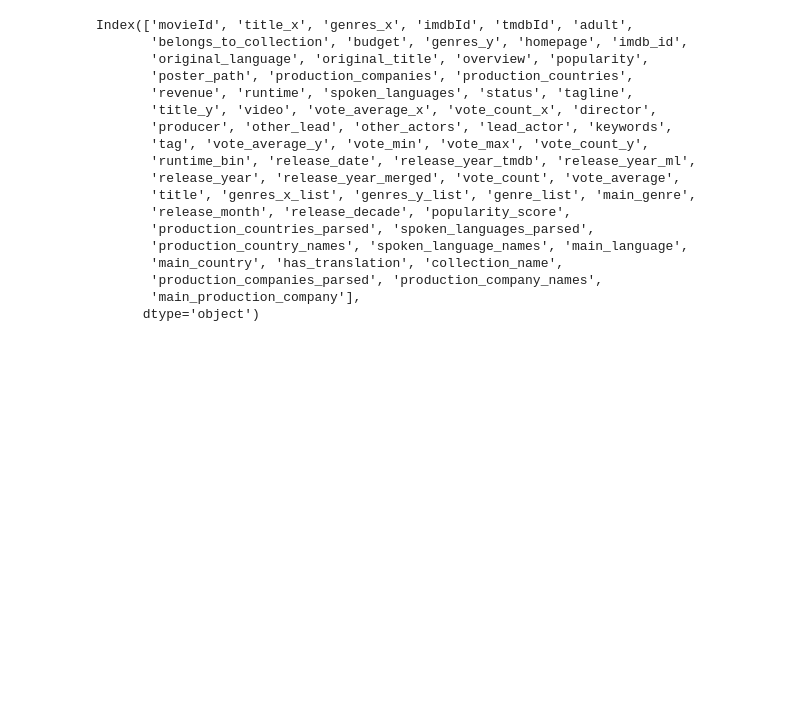
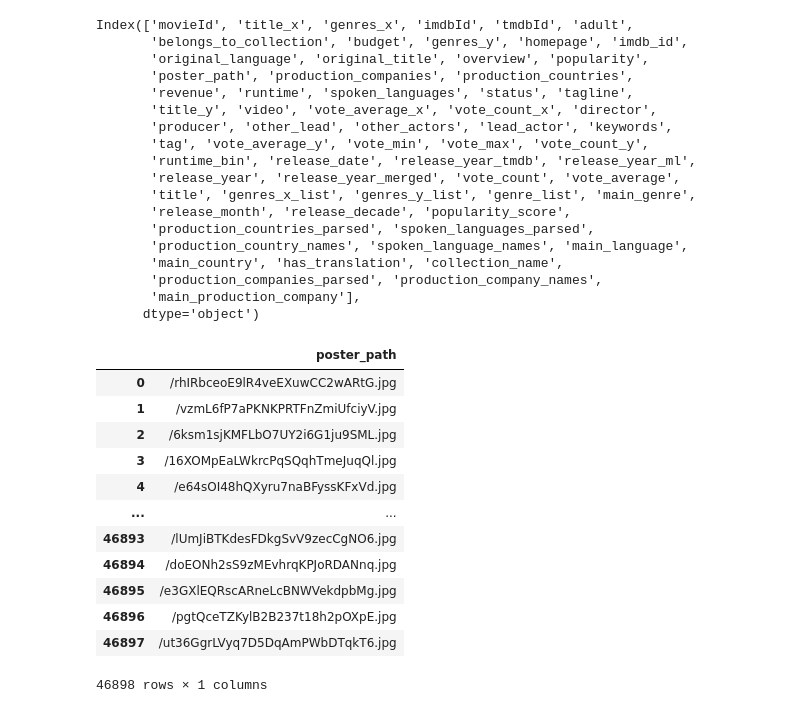
Before and after one commit to Aniket-Mishra/2_AMV10_Visual_Analytics, a Jupyter notebook: data_cleanup/4_combined_cleanup.ipynb, the cells around one changed output. Cells and saved outputs as stored; diff of their text form; code cells hidden in the pictures; blank space fills up the shorter version.

```diff
--- a/data_cleanup/4_combined_cleanup.ipynb
+++ b/data_cleanup/4_combined_cleanup.ipynb
@@ -418,3 +418,19 @@ Index(['movieId', 'title_x', 'genres_x', 'imdbId', 'tmdbId', 'adult',
        'production_companies_parsed', 'production_company_names',
        'main_production_company'],
       dtype='object')
+# %%
+movies_full[["poster_path"]]
+# %% [output]
+|  | poster_path |
+| 0 | /rhIRbceoE9lR4veEXuwCC2wARtG.jpg |
+| 1 | /vzmL6fP7aPKNKPRTFnZmiUfciyV.jpg |
+| 2 | /6ksm1sjKMFLbO7UY2i6G1ju9SML.jpg |
+| 3 | /16XOMpEaLWkrcPqSQqhTmeJuqQl.jpg |
+| 4 | /e64sOI48hQXyru7naBFyssKFxVd.jpg |
+| ... | ... |
+| 46893 | /lUmJiBTKdesFDkgSvV9zecCgNO6.jpg |
+| 46894 | /doEONh2sS9zMEvhrqKPJoRDANnq.jpg |
+| 46895 | /e3GXlEQRscARneLcBNWVekdpbMg.jpg |
+| 46896 | /pgtQceTZKylB2B237t18h2pOXpE.jpg |
+| 46897 | /ut36GgrLVyq7D5DqAmPWbDTqkT6.jpg |
+46898 rows × 1 columns
```
Also changed, not shown: parts of 25 cells of this notebook, 7 other files.
